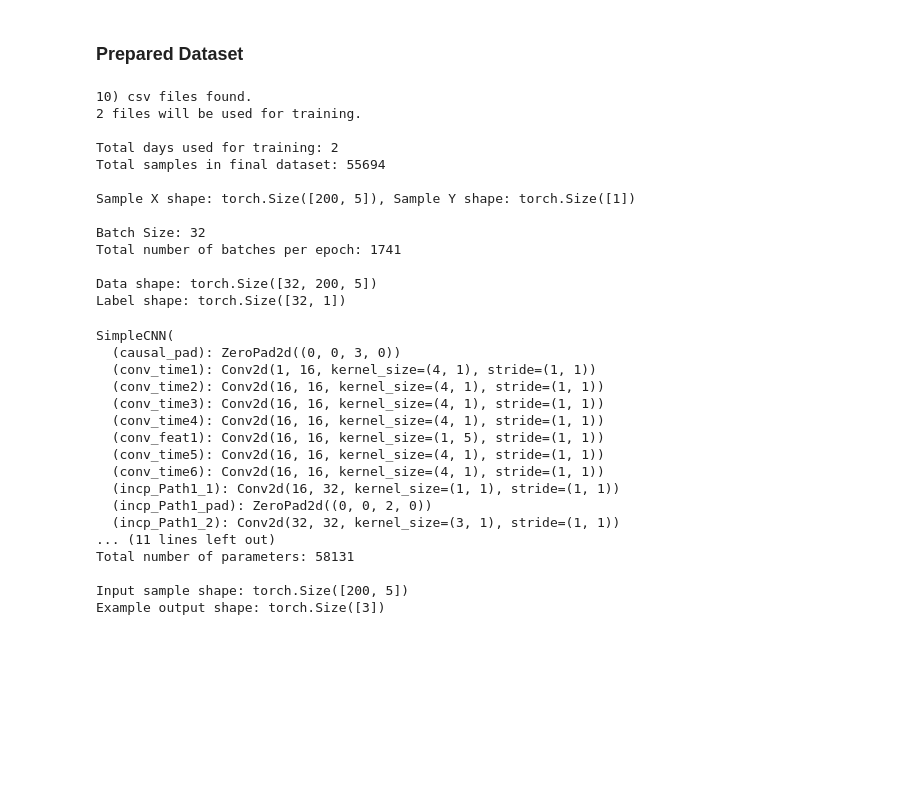
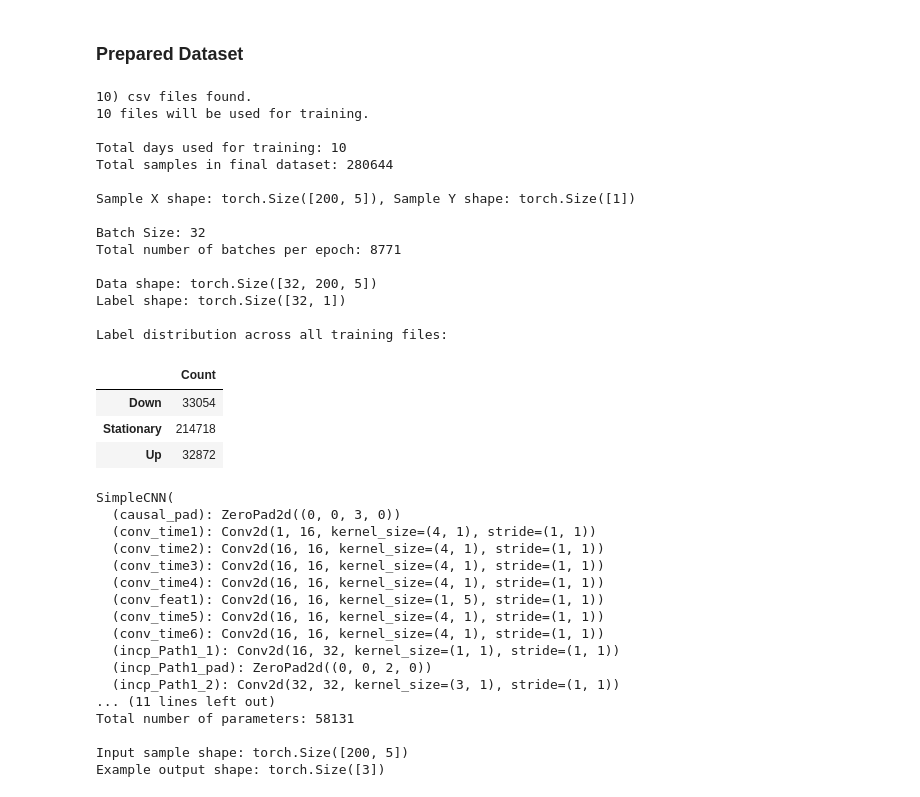
Before and after one commit to MatthewChang3721/DeepLOB, a Jupyter notebook: DeepLOB_demo.ipynb, the cells around one changed output. Cells and saved outputs as stored; diff of their text form; code cells hidden in the pictures; blank space fills up the shorter version.

```diff
--- a/DeepLOB_demo.ipynb
+++ b/DeepLOB_demo.ipynb
@@ -188,12 +192,15 @@ from pathlib import Path
 all_daily_ds = []
 
 csv_files = sorted(Path('Data/Normalized_data').glob('normalized_*.csv'))
-csv_files_for_training = csv_files[:2]
+csv_files_for_training = csv_files[:]
 print(f'{len(csv_files)}) csv files found.\n{len(csv_files_for_training)} files will be used for training.')
 
+label_counts_overall = np.zeros(3, dtype=int)  # To count occurrences of each label across all files
 for file in csv_files_for_training:
     df = pd.read_csv(file)
     df['price_move_label'] = df['price_move_label'] + 1  # Shift labels from [-1, 0, 1] to [0, 1, 2]
+    label_counts = df['price_move_label'].iloc[200:].value_counts().sort_index().values
+    label_counts_overall += label_counts
     tc_data = torch.tensor(df.values, dtype=torch.float32)
 
     # Defensively check if length of df is sufficient for creating a dataset
@@ -203,39 +210,50 @@ for file in csv_files_for_training:
 
     ts_dataset = TimeSeriesDataset(tc_data, window_size=200, target_size=1)
     all_daily_ds.append(ts_dataset)
+
+label_names = ['Down', 'Stationary', 'Up']
 
 final_dataset = ConcatDataset(all_daily_ds)
 
 # DataLoader
 train_loader = DataLoader(final_dataset, batch_size=32, shuffle=True)
 
 print(f'\nTotal days used for training: {len(all_daily_ds)}')
 print(f'Total samples in final dataset: {len(final_dataset)}')
 
 X_sample, Y_sample = final_dataset[0]
 print(f'\nSample X shape: {X_sample.shape}, Sample Y shape: {Y_sample.shape}')
 
 print(f'\nBatch Size: {train_loader.batch_size}')
 print(f'Total number of batches per epoch: {len(train_loader)}')
 
 for batch_idx, (data, label) in enumerate(train_loader):
-    print(f"\nData shape: {data.shape}") # 预期应为 [32, 1, 100, N]
+    print(f"\nData shape: {data.shape}")
     print(f"Label shape: {label.shape}")
     break
+label_df = pd.DataFrame(label_counts_overall, index=label_names, columns=['Count'])
+print("\nLabel distribution across all training files:")
+label_df
 # %% [output]
 10) csv files found.
-2 files will be used for training.
+10 files will be used for training.
 
-Total days used for training: 2
-Total samples in final dataset: 55694
+Total days used for training: 10
+Total samples in final dataset: 280644
 
 Sample X shape: torch.Size([200, 5]), Sample Y shape: torch.Size([1])
 
 Batch Size: 32
-Total number of batches per epoch: 1741
+Total number of batches per epoch: 8771
 
 Data shape: torch.Size([32, 200, 5])
 Label shape: torch.Size([32, 1])
+
+Label distribution across all training files:
+|  | Count |
+| Down | 33054 |
+| Stationary | 214718 |
+| Up | 32872 |
 # %%
 class SimpleCNN(nn.Module):
     def __init__(self, num_features: int, num_classes: int = 3, learning_rate: float = 0.001):
```
Also changed, not shown: parts of 6 cells of this notebook, 1 other file.
